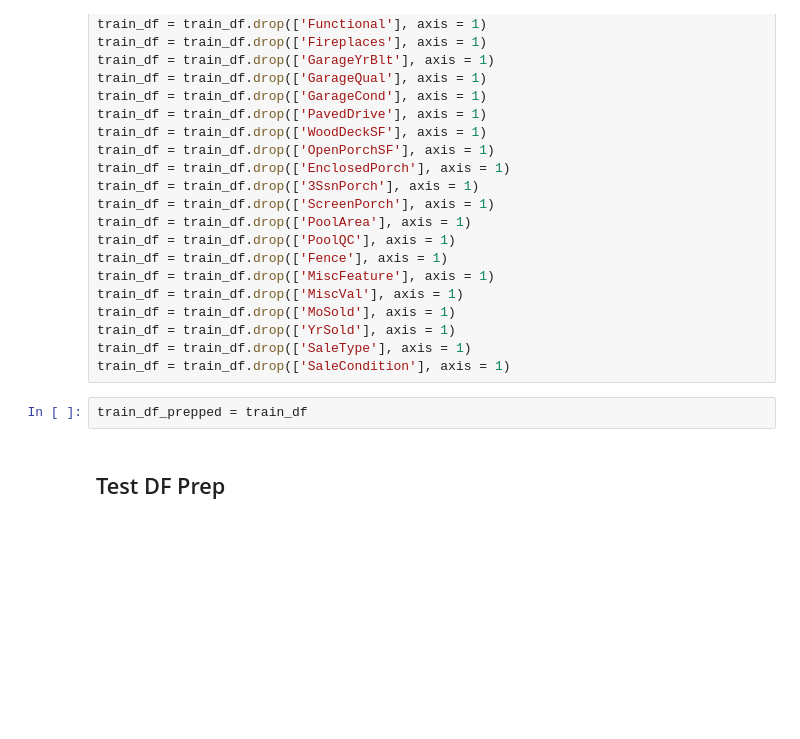
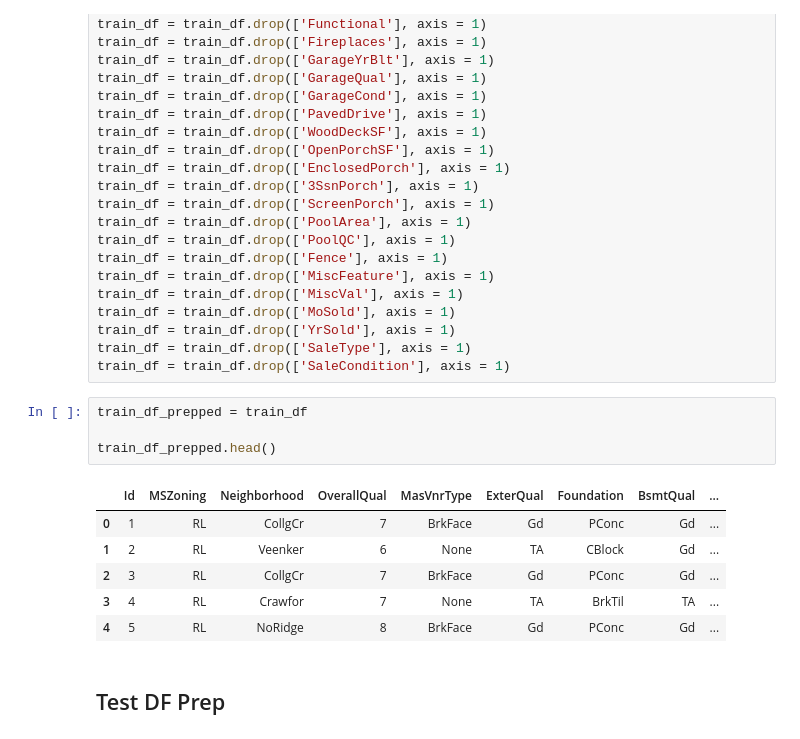
Before and after one commit to lkhart/kaggle_house_prices, a Jupyter notebook: data_prep.ipynb, the cells around one changed output. Cells and saved outputs as stored; diff of their text form; blank space fills up the shorter version.

```diff
--- a/data_prep.ipynb
+++ b/data_prep.ipynb
@@ -202,6 +206,15 @@ train_df = train_df.drop(['SaleType'], axis = 1)
 train_df = train_df.drop(['SaleCondition'], axis = 1)
 # %%
 train_df_prepped = train_df
+
+train_df_prepped.head()
+# %% [output]
+|  | Id | MSZoning | Neighborhood | OverallQual | MasVnrType | ExterQual | Foundation | BsmtQual | ... |
+| 0 | 1 | RL | CollgCr | 7 | BrkFace | Gd | PConc | Gd | ... |
+| 1 | 2 | RL | Veenker | 6 | None | TA | CBlock | Gd | ... |
+| 2 | 3 | RL | CollgCr | 7 | BrkFace | Gd | PConc | Gd | ... |
+| 3 | 4 | RL | Crawfor | 7 | None | TA | BrkTil | TA | ... |
+| 4 | 5 | RL | NoRidge | 8 | BrkFace | Gd | PConc | Gd | ... |
 # %% [markdown]
 ## Test DF Prep
 # %% [markdown]
```
Also changed, not shown: parts of 3 cells of this notebook.
